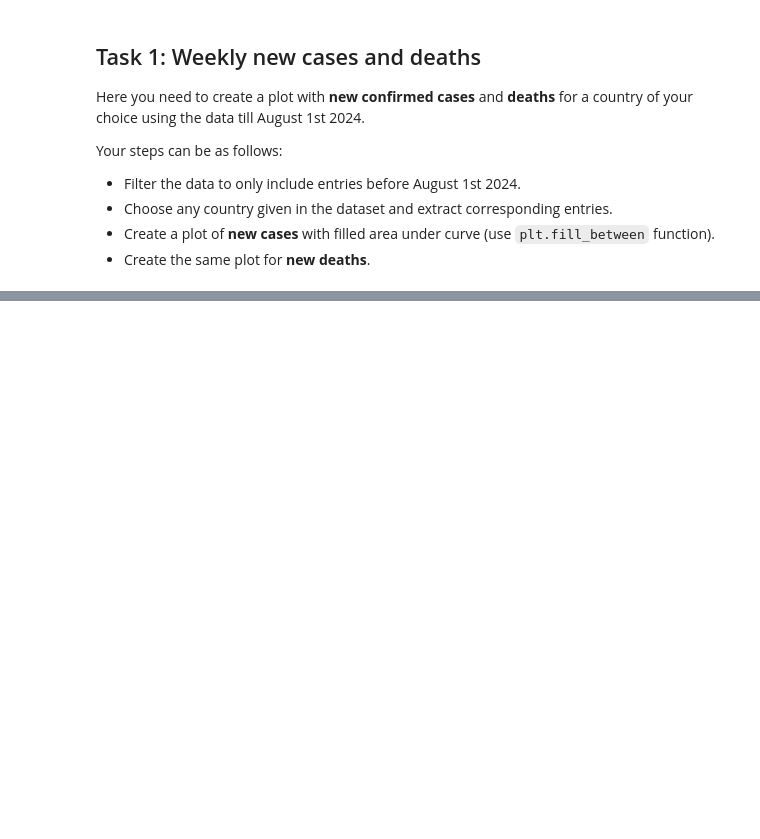
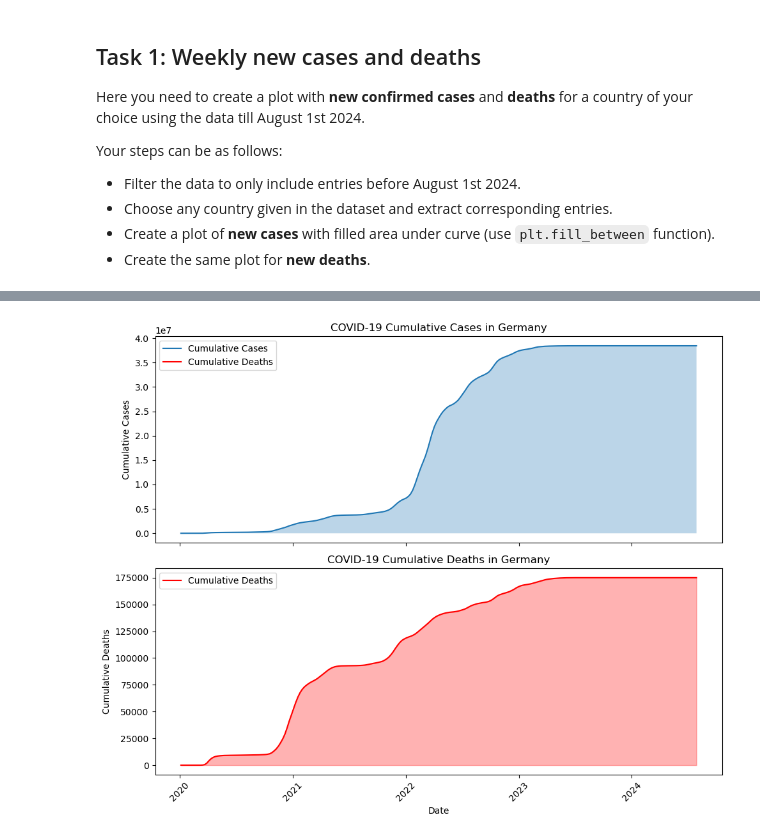
Before and after one commit to LeonLorenz147/AppliedML, a Jupyter notebook: weeks/week2_visualization/week2_my_sol.ipynb, the cells around one changed output, grey strips where cells are left out. Saved outputs shown, nothing was run; the diff lists cells and outputs as text; code cells hidden in the pictures; blank space fills up the shorter version.

```diff
--- a/weeks/week2_visualization/week2_my_sol.ipynb
+++ b/weeks/week2_visualization/week2_my_sol.ipynb
@@ -110,0 +217,6 @@ import matplotlib.pyplot as plt
+# %%
+dates = df_filtered["Date_reported"]
+cumulative_cases = df_filtered["Cumulative_cases"]
+cumulative_deaths = df_filtered["Cumulative_deaths"]
+
+df_filtered[["Cumulative_cases", "Cumulative_deaths"]].head()
@@ -110,0 +230,33 @@ import matplotlib.pyplot as plt
+# %%
+fig, (ax1, ax2) = plt.subplots(2, 1, figsize=(10, 8), sharex=True)
+
+# 🔹 Top plot → Cumulative Cases
+ax1.plot(dates, cumulative_cases, label="Cumulative Cases")
+ax1.fill_between(dates, cumulative_cases, alpha=0.3)
+ax1.set_ylabel("Cumulative Cases")
+ax1.set_title("COVID-19 Cumulative Cases in Germany")
+ax1.legend()
+
+# 🔹 Bottom plot → Cumulative Deaths
+ax2.plot(dates, cumulative_deaths, label="Cumulative Deaths", color="red")
+ax2.fill_between(dates, cumulative_deaths, alpha=0.3, color="red")
+ax2.set_ylabel("Cumulative Deaths")
+ax2.set_title("COVID-19 Cumulative Deaths in Germany")
+ax2.legend()
+
+# X-axis (only needed once because shared)
+ax2.set_xlabel("Date")
+
+# Rotate dates
+plt.xticks(rotation=45)
+
+# Layout
+plt.tight_layout()
+lines_1, labels_1 = ax1.get_legend_handles_labels()
+lines_2, labels_2 = ax2.get_legend_handles_labels()
+
+ax1.legend(lines_1 + lines_2, labels_1 + labels_2, loc="upper left")
+
+plt.show()
+# %% [output]
+[figure, added]
```
Also changed, not shown: parts of 18 cells of this notebook, 3 other files.
